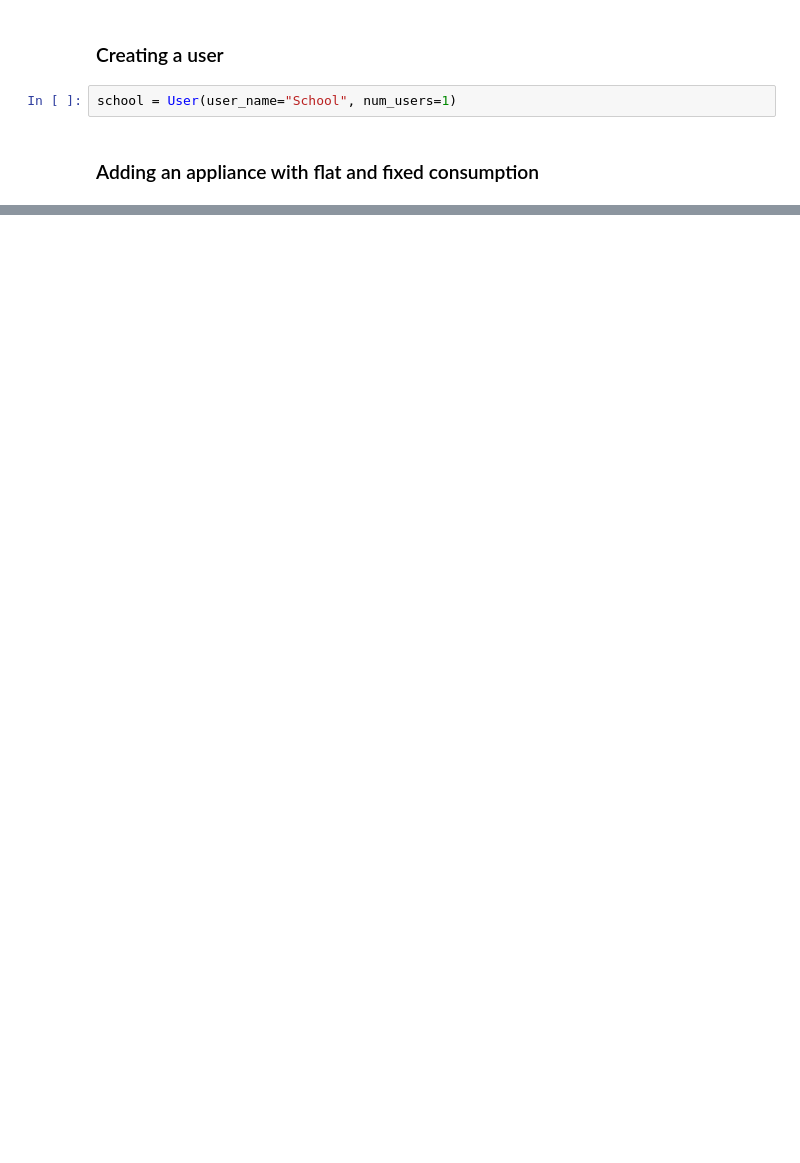
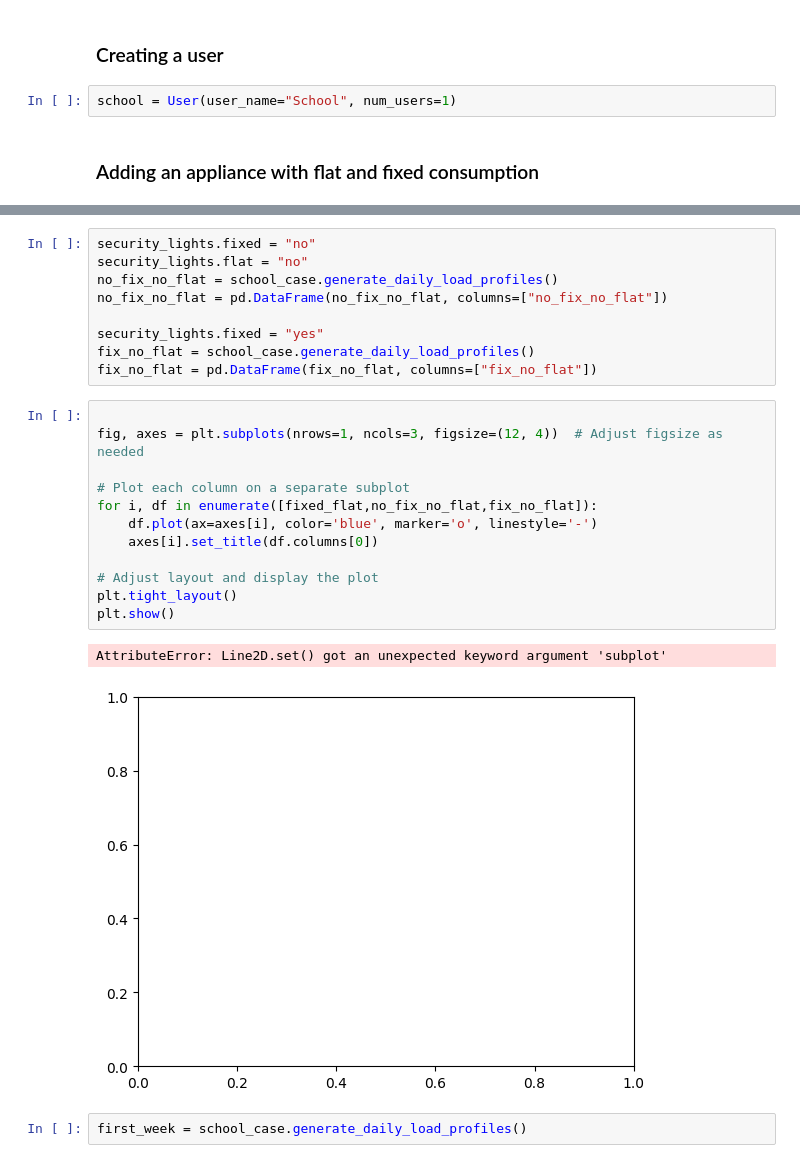
Before and after one commit to RAMP-project/RAMP, a Jupyter notebook: docs/notebooks/fixed_flat_app.ipynb, the cells around one changed output, grey strips where cells are left out. Drawn from its saved outputs; the diff is of its cells as text; blank space fills up the shorter version.

```diff
--- a/docs/notebooks/fixed_flat_app.ipynb
+++ b/docs/notebooks/fixed_flat_app.ipynb
@@ -61,0 +59,26 @@ first_week.plot()
+# %%
+security_lights.fixed = "no"
+security_lights.flat = "no"
+no_fix_no_flat = school_case.generate_daily_load_profiles()
+no_fix_no_flat = pd.DataFrame(no_fix_no_flat, columns=["no_fix_no_flat"])
+
+security_lights.fixed = "yes"
+fix_no_flat = school_case.generate_daily_load_profiles()
+fix_no_flat = pd.DataFrame(fix_no_flat, columns=["fix_no_flat"])
+# %%
+
+fig, axes = plt.subplots(nrows=1, ncols=3, figsize=(12, 4))  # Adjust figsize as needed
+
+# Plot each column on a separate subplot
+for i, df in enumerate([fixed_flat,no_fix_no_flat,fix_no_flat]):
+    df.plot(ax=axes[i], color='blue', marker='o', linestyle='-')
+    axes[i].set_title(df.columns[0])
+
+# Adjust layout and display the plot
+plt.tight_layout()
+plt.show()
+# %% [output]
+AttributeError: Line2D.set() got an unexpected keyword argument 'subplot'
+[figure, added]
+# %%
+first_week = school_case.generate_daily_load_profiles()
```
Also changed, not shown: parts of 13 cells of this notebook.
